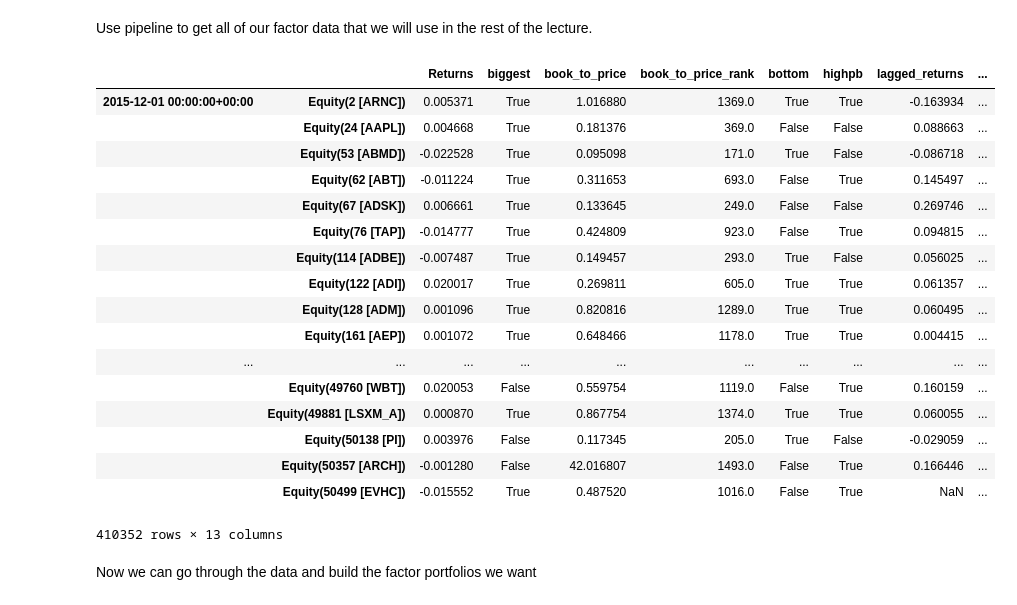
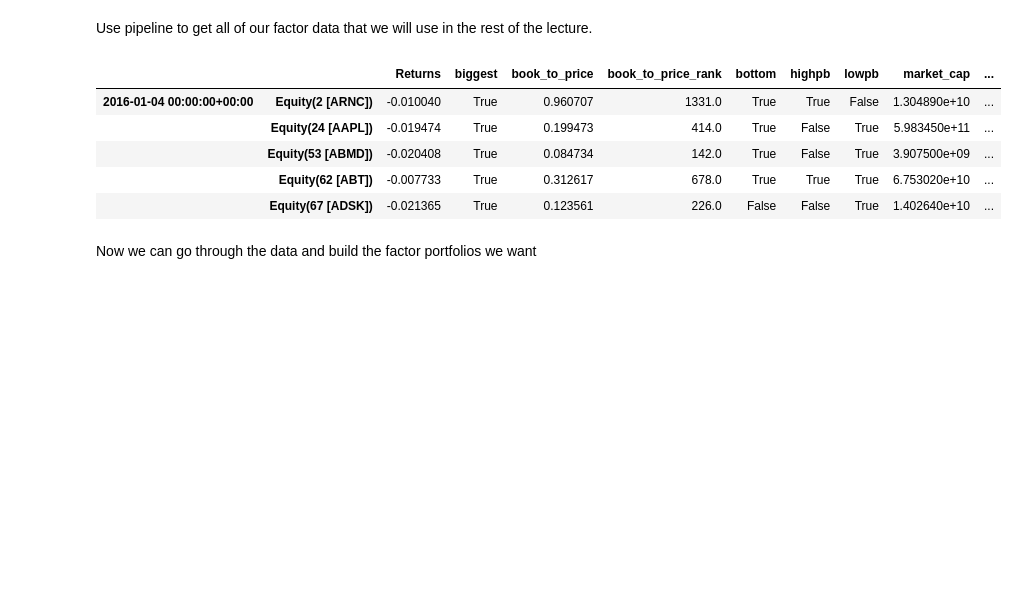
Before and after one commit to quantopian/research_public, a Jupyter notebook: notebooks/lectures/Fundamental_Factor_Models/notebook.ipynb, the cells around one changed output. Saved outputs shown, nothing was run; the diff lists cells and outputs as text; code cells hidden in the pictures; blank space fills up the shorter version.

```diff
--- a/notebooks/lectures/Fundamental_Factor_Models/notebook.ipynb
+++ b/notebooks/lectures/Fundamental_Factor_Models/notebook.ipynb
@@ -53,7 +53,7 @@ import matplotlib.pyplot as plt
 # %% [markdown]
 Use pipeline to get all of our factor data that we will use in the rest of the lecture.
 # %%
-class LaggedReturns(CustomFactor):
+class Momentum(CustomFactor):
     # will give us the returns from last month
     inputs = [Returns(window_length=20)]
     window_length = 20
@@ -85,9 +85,9 @@ def make_pipeline():
     returns = Returns(window_length=2)
     pipe.add(returns, "Returns")
 
-    # and lagged returns (1 month lag)
-    lagged_returns = LaggedReturns()
-    pipe.add(lagged_returns, 'lagged_returns')
+    # and momentum as lagged returns (1 month lag)
+    momentum = Momentum()
+    pipe.add(momentum, 'momentum')
 
     # we compute a daily rank of both factors, this is used in the next step,
     # which is computing portfolio membership
@@ -97,8 +97,8 @@ def make_pipeline():
     book_to_price_rank = book_to_price.rank(mask=Q1500US())
     pipe.add(book_to_price_rank, 'book_to_price_rank')
 
-    lagged_returns_rank = lagged_returns.rank(mask=Q1500US())
-    pipe.add(lagged_returns_rank, 'lagged_returns_rank')
+    momentum_rank = momentum.rank(mask=Q1500US())
+    pipe.add(momentum_rank, 'momentum_rank')
 
     # build Filters representing the top and bottom 1000 stocks by our combined ranking system
     biggest = market_cap_rank.top(1000)
@@ -107,55 +107,43 @@ def make_pipeline():
     highpb = book_to_price_rank.top(1000)
     lowpb = book_to_price_rank.bottom(1000)
 
-    top = lagged_returns_rank.top(1000)
-    bottom = lagged_returns_rank.bottom(1000)
+    top = momentum_rank.top(1000)
+    bottom = momentum_rank.bottom(1000)
 
     # don't return anything not in this set, as we don't need it
     pipe.set_screen(Q1500US() & (biggest | smallest | highpb | lowpb | top | bottom))
 
     # add the boolean flags we computed to the output data
     pipe.add(biggest, 'biggest')
     pipe.add(smallest, 'smallest')
 
     pipe.add(highpb, 'highpb')
     pipe.add(lowpb, 'lowpb')
 
     pipe.add(top, 'top')
     pipe.add(bottom, 'bottom')
 
     return pipe
 
 # Initializing the pipe
 pipe = make_pipeline()
 
 # Dependency Graph
 pipe.show_graph('png')
 
 # Now let's start the pipeline
 start_date, end_date = '2016-01-01', '2016-12-31'
 
 results = run_pipeline(pipe, start_date, end_date)
 
-results
+results.head()
 # %% [output]
-|  |  | Returns | biggest | book_to_price | book_to_price_rank | bottom | highpb | lagged_returns | ... |
-| 2015-12-01 00:00:00+00:00 | Equity(2 [ARNC]) | 0.005371 | True | 1.016880 | 1369.0 | True | True | -0.163934 | ... |
-|  | Equity(24 [AAPL]) | 0.004668 | True | 0.181376 | 369.0 | False | False | 0.088663 | ... |
-|  | Equity(53 [ABMD]) | -0.022528 | True | 0.095098 | 171.0 | True | False | -0.086718 | ... |
-|  | Equity(62 [ABT]) | -0.011224 | True | 0.311653 | 693.0 | False | True | 0.145497 | ... |
-|  | Equity(67 [ADSK]) | 0.006661 | True | 0.133645 | 249.0 | False | False | 0.269746 | ... |
-|  | Equity(76 [TAP]) | -0.014777 | True | 0.424809 | 923.0 | False | True | 0.094815 | ... |
-|  | Equity(114 [ADBE]) | -0.007487 | True | 0.149457 | 293.0 | True | False | 0.056025 | ... |
-|  | Equity(122 [ADI]) | 0.020017 | True | 0.269811 | 605.0 | True | True | 0.061357 | ... |
-|  | Equity(128 [ADM]) | 0.001096 | True | 0.820816 | 1289.0 | True | True | 0.060495 | ... |
-|  | Equity(161 [AEP]) | 0.001072 | True | 0.648466 | 1178.0 | True | True | 0.004415 | ... |
-| ... | ... | ... | ... | ... | ... | ... | ... | ... | ... |
-|  | Equity(49760 [WBT]) | 0.020053 | False | 0.559754 | 1119.0 | False | True | 0.160159 | ... |
-|  | Equity(49881 [LSXM_A]) | 0.000870 | True | 0.867754 | 1374.0 | True | True | 0.060055 | ... |
-|  | Equity(50138 [PI]) | 0.003976 | False | 0.117345 | 205.0 | True | False | -0.029059 | ... |
-|  | Equity(50357 [ARCH]) | -0.001280 | False | 42.016807 | 1493.0 | False | True | 0.166446 | ... |
-|  | Equity(50499 [EVHC]) | -0.015552 | True | 0.487520 | 1016.0 | False | True | NaN | ... |
+|  |  | Returns | biggest | book_to_price | book_to_price_rank | bottom | highpb | lowpb | market_cap | ... |
+| 2016-01-04 00:00:00+00:00 | Equity(2 [ARNC]) | -0.010040 | True | 0.960707 | 1331.0 | True | True | False | 1.304890e+10 | ... |
+|  | Equity(24 [AAPL]) | -0.019474 | True | 0.199473 | 414.0 | True | False | True | 5.983450e+11 | ... |
+|  | Equity(53 [ABMD]) | -0.020408 | True | 0.084734 | 142.0 | True | False | True | 3.907500e+09 | ... |
+|  | Equity(62 [ABT]) | -0.007733 | True | 0.312617 | 678.0 | True | True | True | 6.753020e+10 | ... |
+|  | Equity(67 [ADSK]) | -0.021365 | True | 0.123561 | 226.0 | False | False | True | 1.402640e+10 | ... |
-410352 rows × 13 columns
 # %% [markdown]
 Now we can go through the data and build the factor portfolios we want
 # %%
```
Also changed, not shown: parts of 12 cells of this notebook, 1 other file.
